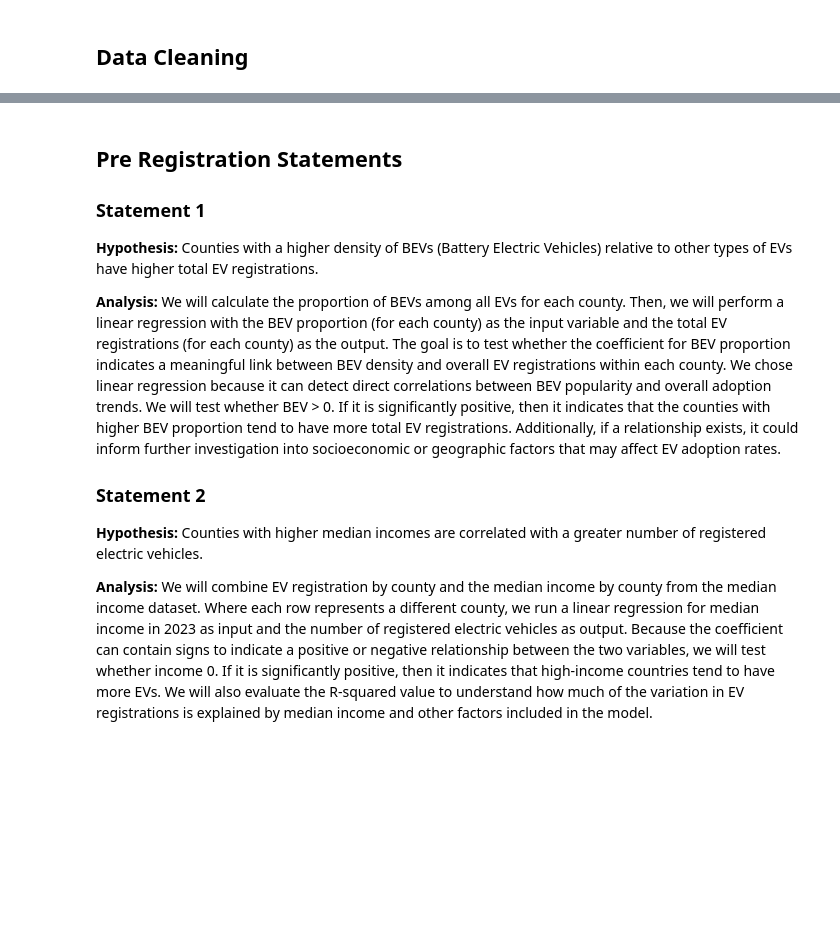
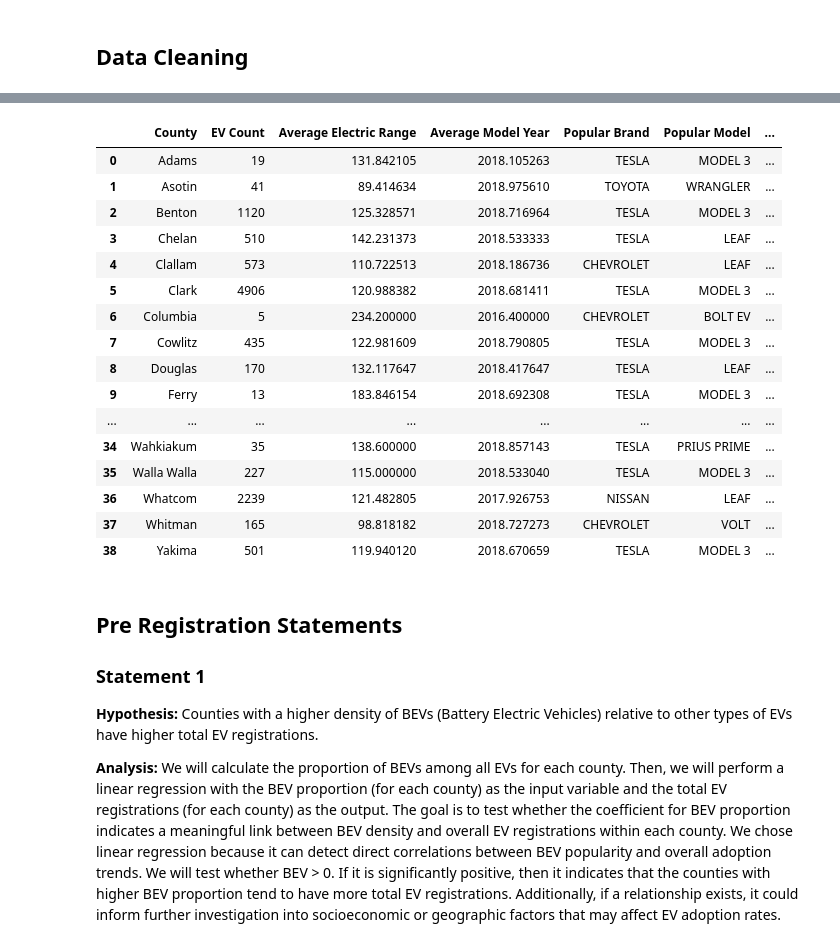
Before and after one commit to vivianzhou1288/info2950-final, a Jupyter notebook: Phase4.ipynb, the cells around one changed output, grey strips where cells are left out. Cells and saved outputs as stored; diff of their text form; code cells hidden in the pictures; blank space fills up the shorter version.

Commit message:
Created an aggregated dataframe based on county and model year

```diff
--- a/Phase4.ipynb
+++ b/Phase4.ipynb
@@ -22,3 +22,7 @@ We are using a dataset that shows the Battery Electric Vehicles (BEVs) and Plug-
 The dataset consists of several columns representing various attributes related to each electric vehicle, including: VIN: Vehicle Identification Number; County: The county where the vehicle is registered; City: The city where the vehicle is registered; State: The state (WA for Washington); Postal Code: The postal code of the registration; Model Year: The year the vehicle model was manufactured; Make: The manufacturer brand of the vehicle; Model: The model of the vehicle. Each row in the dataset describes a specific electric vehicle that is registered in Washington State.
 # %% [markdown]
 ## Data Cleaning
+# %%
+df = pd.read_csv('Combined_Data.csv', encoding='ISO-8859-1')
+print(df.shape)
+df.head()
@@ -24,0 +37,15 @@ The dataset consists of several columns representing various attributes related
+# %%
+aggregated_df = duckdb.sql("""
+    SELECT County, COUNT(*) As "EV Count",
+    AVG("Electric Range") AS "Average Electric Range",
+    AVG("Model Year") AS "Average Model Year",
+    MODE("Make") AS "Popular Brand",
+    MODE("Model") AS "Popular Model",
+    MODE("Electric Vehicle Type") AS "Popular EV Type",
+    AVG("income_2023") AS "Average Income",
+    AVG("population_2023") AS "Population",
+    FROM df
+    GROUP BY County
+    ORDER BY County ASC
+""").df()
+aggregated_df.head()
@@ -24,0 +59,7 @@ The dataset consists of several columns representing various attributes related
+# %%
+filtered_df = duckdb.sql("""
+    SELECT *
+    FROM aggregated_df
+    WHERE "Average Income" IS NOT NULL AND "Population" IS NOT NULL
+""").df()
+filtered_df.head()
@@ -25,11 +73,26 @@ The dataset consists of several columns representing various attributes related
+# %%
+filtered_df
+# %% [output]
+|  | County | EV Count | Average Electric Range | Average Model Year | Popular Brand | Popular Model | ... |
+| 0 | Adams | 19 | 131.842105 | 2018.105263 | TESLA | MODEL 3 | ... |
+| 1 | Asotin | 41 | 89.414634 | 2018.975610 | TOYOTA | WRANGLER | ... |
+| 2 | Benton | 1120 | 125.328571 | 2018.716964 | TESLA | MODEL 3 | ... |
+| 3 | Chelan | 510 | 142.231373 | 2018.533333 | TESLA | LEAF | ... |
+| 4 | Clallam | 573 | 110.722513 | 2018.186736 | CHEVROLET | LEAF | ... |
+| 5 | Clark | 4906 | 120.988382 | 2018.681411 | TESLA | MODEL 3 | ... |
+| 6 | Columbia | 5 | 234.200000 | 2016.400000 | CHEVROLET | BOLT EV | ... |
+| 7 | Cowlitz | 435 | 122.981609 | 2018.790805 | TESLA | MODEL 3 | ... |
+| 8 | Douglas | 170 | 132.117647 | 2018.417647 | TESLA | LEAF | ... |
+| 9 | Ferry | 13 | 183.846154 | 2018.692308 | TESLA | MODEL 3 | ... |
+| ... | ... | ... | ... | ... | ... | ... | ... |
+| 34 | Wahkiakum | 35 | 138.600000 | 2018.857143 | TESLA | PRIUS PRIME | ... |
+| 35 | Walla Walla | 227 | 115.000000 | 2018.533040 | TESLA | MODEL 3 | ... |
+| 36 | Whatcom | 2239 | 121.482805 | 2017.926753 | NISSAN | LEAF | ... |
+| 37 | Whitman | 165 | 98.818182 | 2018.727273 | CHEVROLET | VOLT | ... |
+| 38 | Yakima | 501 | 119.940120 | 2018.670659 | TESLA | MODEL 3 | ... |
 # %% [markdown]
 ## Pre Registration Statements
 ### Statement 1
 **Hypothesis:** Counties with a higher density of BEVs (Battery Electric Vehicles) relative to other types of EVs have higher total EV registrations.
 
 **Analysis:** We will calculate the proportion of BEVs among all EVs for each county. Then, we will perform a linear regression with the BEV proportion (for each county) as the input variable and the total EV registrations (for each county) as the output. The goal is to test whether the coefficient for BEV proportion indicates a meaningful link between BEV density and overall EV registrations within each county. We chose linear regression because it can detect direct correlations between BEV popularity and overall adoption trends. We will test whether BEV > 0. If it is significantly positive, then it indicates that the counties with higher BEV proportion tend to have more total EV registrations. Additionally, if a relationship exists, it could inform further investigation into socioeconomic or geographic factors that may affect EV adoption rates.
-
-### Statement 2
-**Hypothesis:** Counties with higher median incomes are correlated with a greater number of registered electric vehicles.
-
-**Analysis:** We will combine EV registration by county and the median income by county from the median income dataset. Where each row represents a different county, we run a linear regression for median income in 2023 as input and the number of registered electric vehicles as output. Because the coefficient can contain signs to indicate a positive or negative relationship between the two variables, we will test whether income  0. If it is significantly positive, then it indicates that high-income countries tend to have more EVs. We will also evaluate the R-squared value to understand how much of the variation in EV registrations is explained by median income and other factors included in the model.
```
Also changed, not shown: parts of 4 cells of this notebook.
